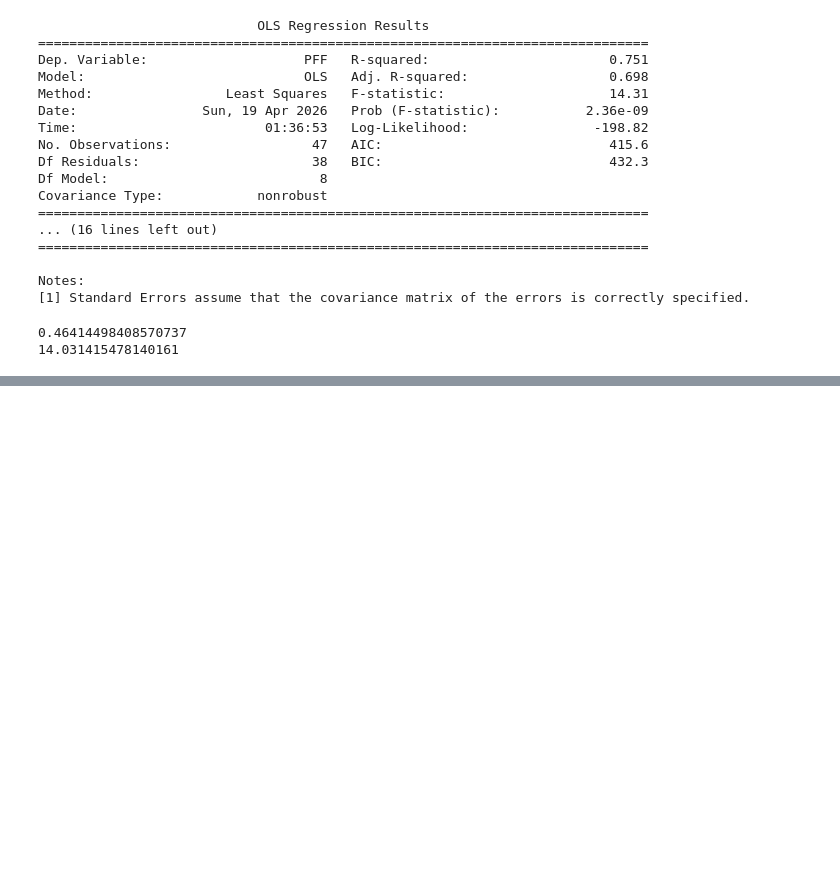
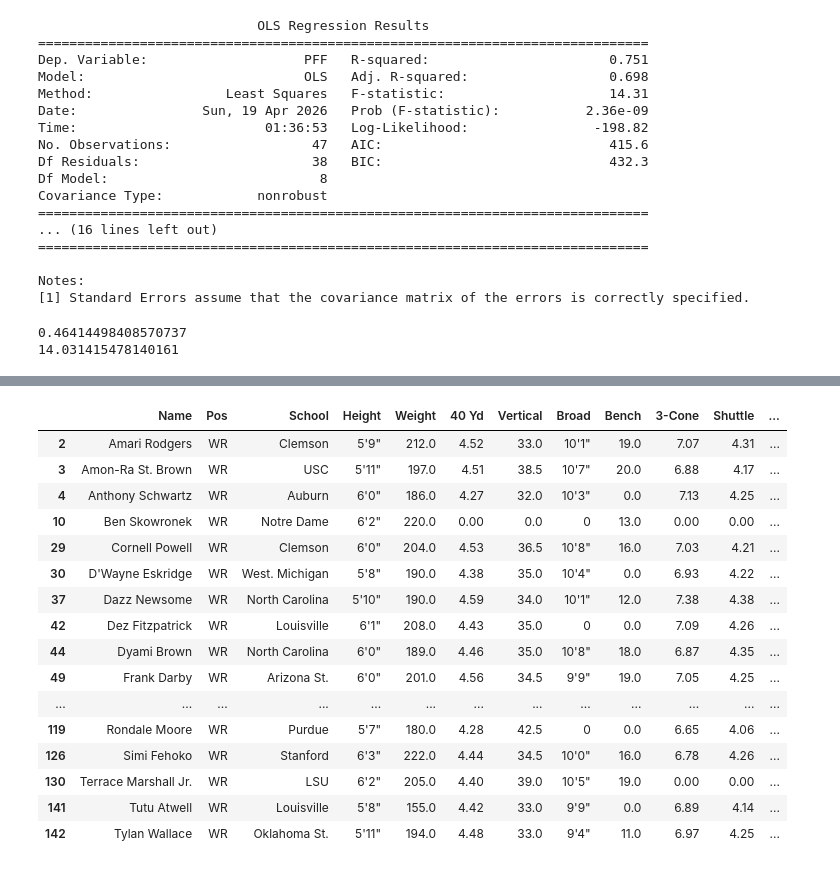
Before and after one commit to Gotham2006/QB_Combine_Public, a Jupyter notebook: Wr_Work_File.ipynb, the cells around one changed output, grey strips where cells are left out. Cells and saved outputs as stored; diff of their text form; code cells hidden in the pictures; blank space fills up the shorter version.

```diff
--- a/Wr_Work_File.ipynb
+++ b/Wr_Work_File.ipynb
@@ -168,0 +193,21 @@ print(mean_absolute_error(test_labels,preds))
+# %%
+good_WR_df = WR_df[WR_df["PFF"] > 40]
+good_WR_df
+# %% [output]
+|  | Name | Pos | School | Height | Weight | 40 Yd | Vertical | Broad | Bench | 3-Cone | Shuttle | ... |
+| 2 | Amari Rodgers | WR | Clemson | 5'9" | 212.0 | 4.52 | 33.0 | 10'1" | 19.0 | 7.07 | 4.31 | ... |
+| 3 | Amon-Ra St. Brown | WR | USC | 5'11" | 197.0 | 4.51 | 38.5 | 10'7" | 20.0 | 6.88 | 4.17 | ... |
+| 4 | Anthony Schwartz | WR | Auburn | 6'0" | 186.0 | 4.27 | 32.0 | 10'3" | 0.0 | 7.13 | 4.25 | ... |
+| 10 | Ben Skowronek | WR | Notre Dame | 6'2" | 220.0 | 0.00 | 0.0 | 0 | 13.0 | 0.00 | 0.00 | ... |
+| 29 | Cornell Powell | WR | Clemson | 6'0" | 204.0 | 4.53 | 36.5 | 10'8" | 16.0 | 7.03 | 4.21 | ... |
+| 30 | D'Wayne Eskridge | WR | West. Michigan | 5'8" | 190.0 | 4.38 | 35.0 | 10'4" | 0.0 | 6.93 | 4.22 | ... |
+| 37 | Dazz Newsome | WR | North Carolina | 5'10" | 190.0 | 4.59 | 34.0 | 10'1" | 12.0 | 7.38 | 4.38 | ... |
+| 42 | Dez Fitzpatrick | WR | Louisville | 6'1" | 208.0 | 4.43 | 35.0 | 0 | 0.0 | 7.09 | 4.26 | ... |
+| 44 | Dyami Brown | WR | North Carolina | 6'0" | 189.0 | 4.46 | 35.0 | 10'8" | 18.0 | 6.87 | 4.35 | ... |
+| 49 | Frank Darby | WR | Arizona St. | 6'0" | 201.0 | 4.56 | 34.5 | 9'9" | 19.0 | 7.05 | 4.25 | ... |
+| ... | ... | ... | ... | ... | ... | ... | ... | ... | ... | ... | ... | ... |
+| 119 | Rondale Moore | WR | Purdue | 5'7" | 180.0 | 4.28 | 42.5 | 0 | 0.0 | 6.65 | 4.06 | ... |
+| 126 | Simi Fehoko | WR | Stanford | 6'3" | 222.0 | 4.44 | 34.5 | 10'0" | 16.0 | 6.78 | 4.26 | ... |
+| 130 | Terrace Marshall Jr. | WR | LSU | 6'2" | 205.0 | 4.40 | 39.0 | 10'5" | 19.0 | 0.00 | 0.00 | ... |
+| 141 | Tutu Atwell | WR | Louisville | 5'8" | 155.0 | 4.42 | 33.0 | 9'9" | 0.0 | 6.89 | 4.14 | ... |
+| 142 | Tylan Wallace | WR | Oklahoma St. | 5'11" | 194.0 | 4.48 | 33.0 | 9'4" | 11.0 | 6.97 | 4.25 | ... |
```
Also changed, not shown: parts of 5 cells of this notebook.
